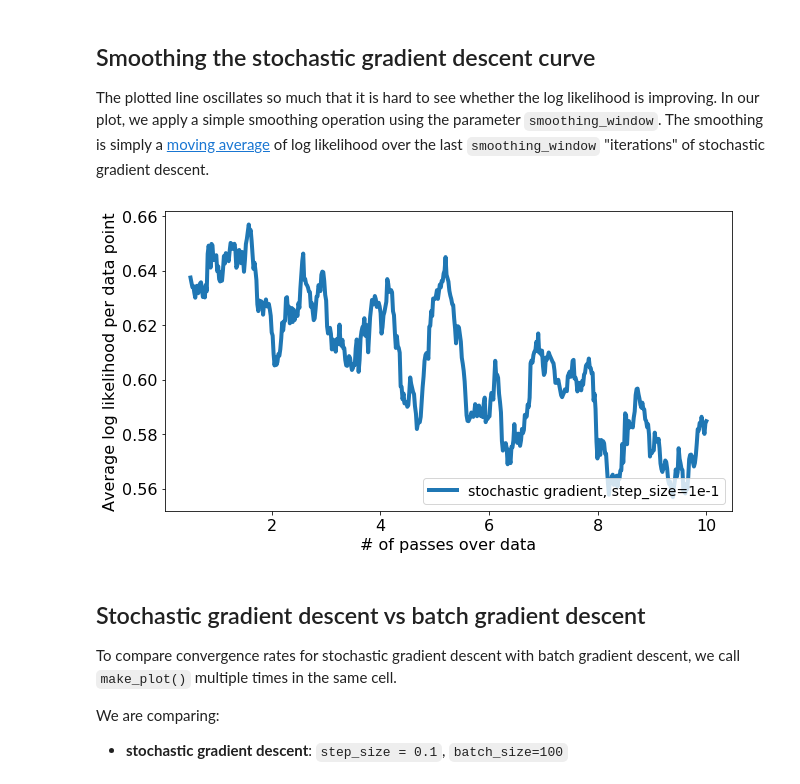
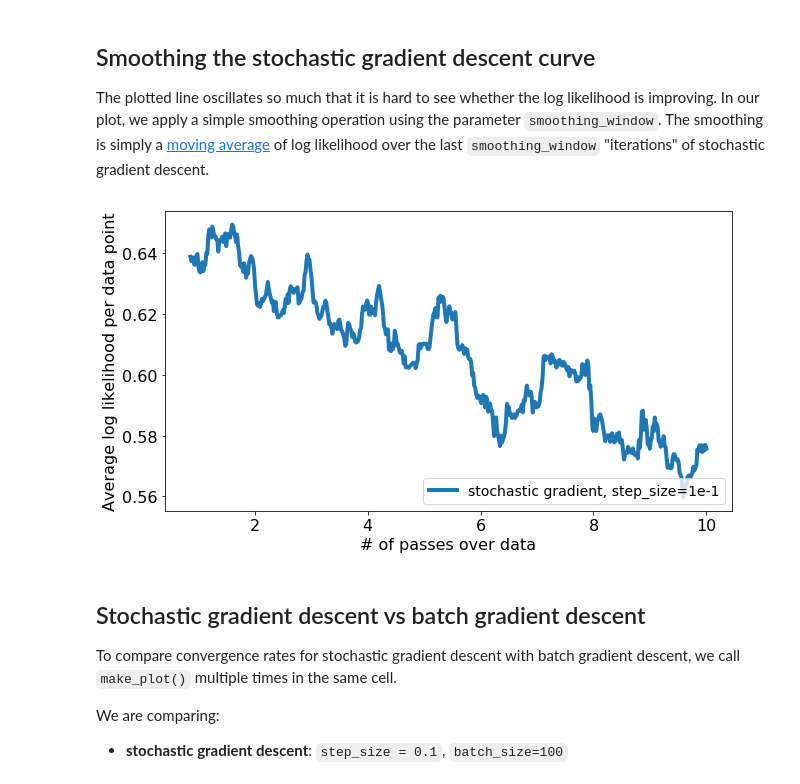
Before and after one commit to anvaribs/SDS385, a Jupyter notebook: exercises/exercises02/src/Logistic_Regression_via_Stochastic_Gradient_Descent.ipynb, the cells around one changed output. Drawn from its saved outputs; the diff is of its cells as text; code cells hidden in the pictures.

Commit message:
change smoothing window size

```diff
--- a/exercises/exercises02/src/Logistic_Regression_via_Stochastic_Gradient_Descent.ipynb
+++ b/exercises/exercises02/src/Logistic_Regression_via_Stochastic_Gradient_Descent.ipynb
@@ -22,9 +22,9 @@ import sklearn.datasets
 from sklearn.preprocessing import scale
 
 %matplotlib inline
-plt.rcParams['figure.figsize'] = (7.0, 4.0) # set default size of plots
-plt.rcParams['image.interpolation'] = 'nearest'
-plt.rcParams['image.cmap'] = 'gray'
+# plt.rcParams['figure.figsize'] = (7.0, 4.0) # set default size of plots
+# plt.rcParams['image.interpolation'] = 'nearest'
+# plt.rcParams['image.cmap'] = 'gray'
 
 from __future__ import division
 # %% [markdown]
@@ -479,9 +481,9 @@ make_plot(log_likelihood_sgd, len_data=len(train_set_x), batch_size=10,
 The plotted line oscillates so much that it is hard to see whether the log likelihood is improving. In our plot, we apply a simple smoothing operation using the parameter `smoothing_window`. The smoothing is simply a [moving average](https://en.wikipedia.org/wiki/Moving_average) of log likelihood over the last `smoothing_window` "iterations" of  stochastic gradient descent.
 # %%
 make_plot(log_likelihood_sgd, len_data=len(train_set_x), batch_size=10,
-          smoothing_window=30, label='stochastic gradient, step_size=1e-1')
+          smoothing_window=50, label='stochastic gradient, step_size=1e-1')
 # %% [output]
-[figure, old version]
+[figure, new version]
 # %% [markdown]
 ## Stochastic gradient descent vs batch gradient descent
 
```
Also changed, not shown: parts of 3 cells of this notebook.
